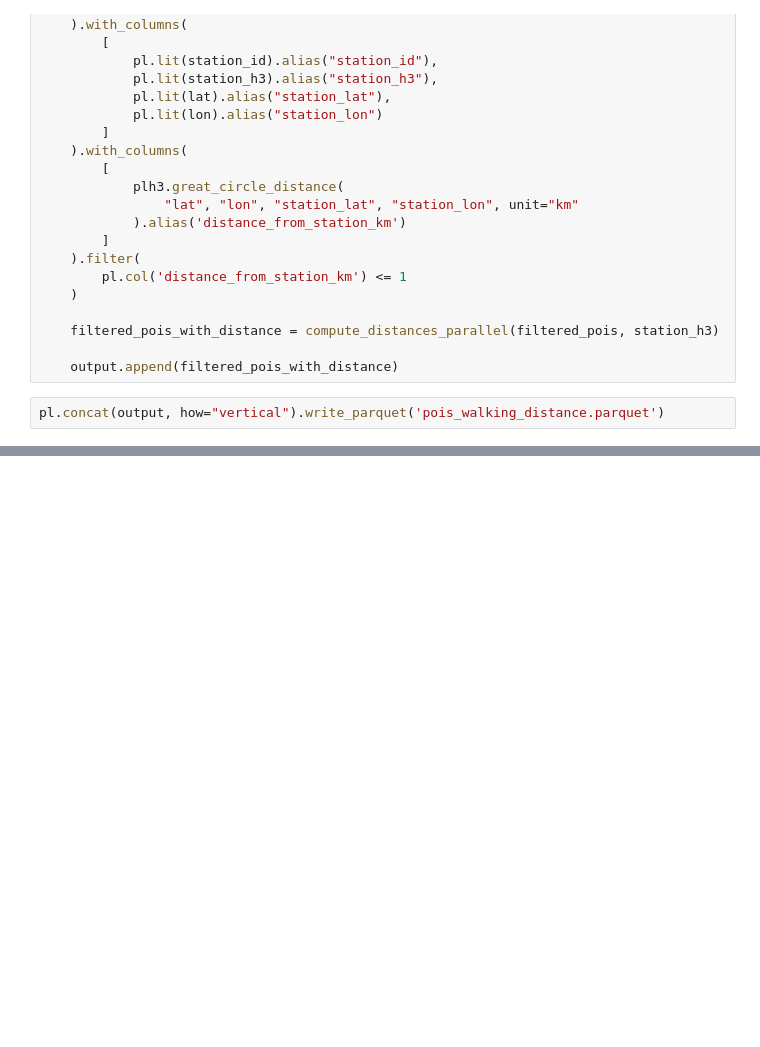
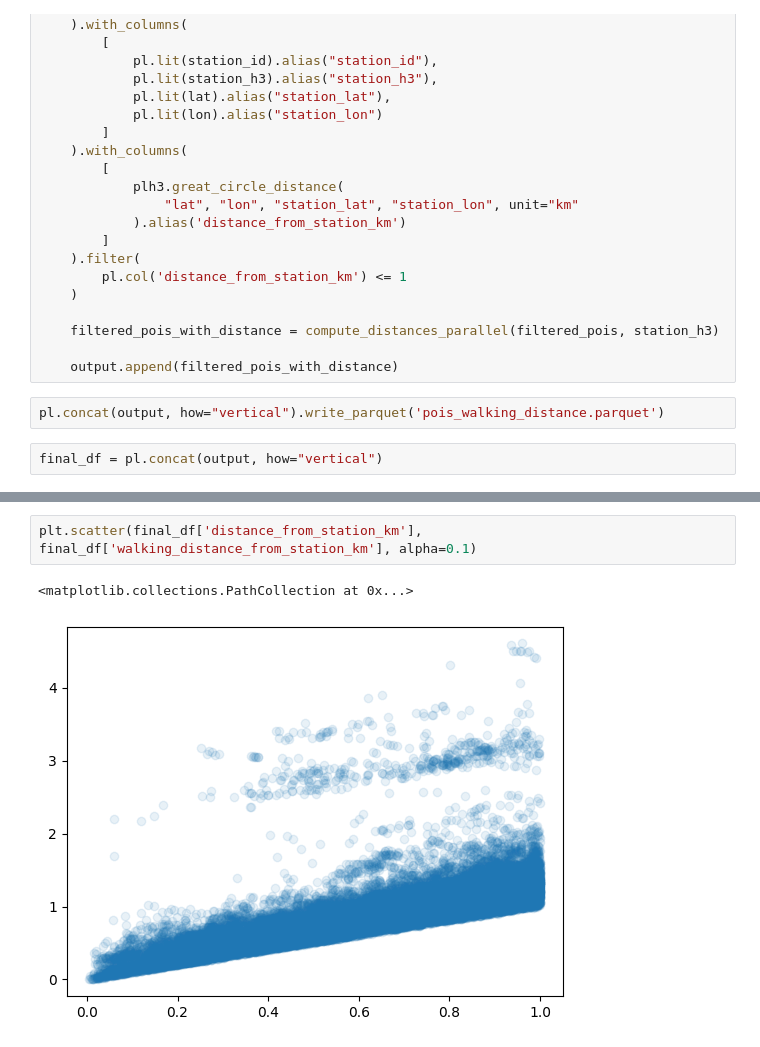
Before and after one commit to p-value-abusers/wec2025, a Jupyter notebook: krzysztof/02_baseline.ipynb, the cells around one changed output, grey strips where cells are left out. Drawn from its saved outputs; the diff is of its cells as text; blank space fills up the shorter version.

```diff
--- a/krzysztof/02_baseline.ipynb
+++ b/krzysztof/02_baseline.ipynb
@@ -158,3 +158,5 @@ for (station_id, station_h3, lat, lon), traffic_for_station_and_day in tqdm(
     output.append(filtered_pois_with_distance)
 # %%
 pl.concat(output, how="vertical").write_parquet('pois_walking_distance.parquet')
+# %%
+final_df = pl.concat(output, how="vertical")
@@ -160,0 +180,5 @@ pl.concat(output, how="vertical").write_parquet('pois_walking_distance.parquet')
+# %%
+plt.scatter(final_df['distance_from_station_km'], final_df['walking_distance_from_station_km'], alpha=0.1)
+# %% [output]
+<matplotlib.collections.PathCollection at 0x...>
+[figure, added]
```
Also changed, not shown: parts of 1 cell of this notebook, 37 other files.
